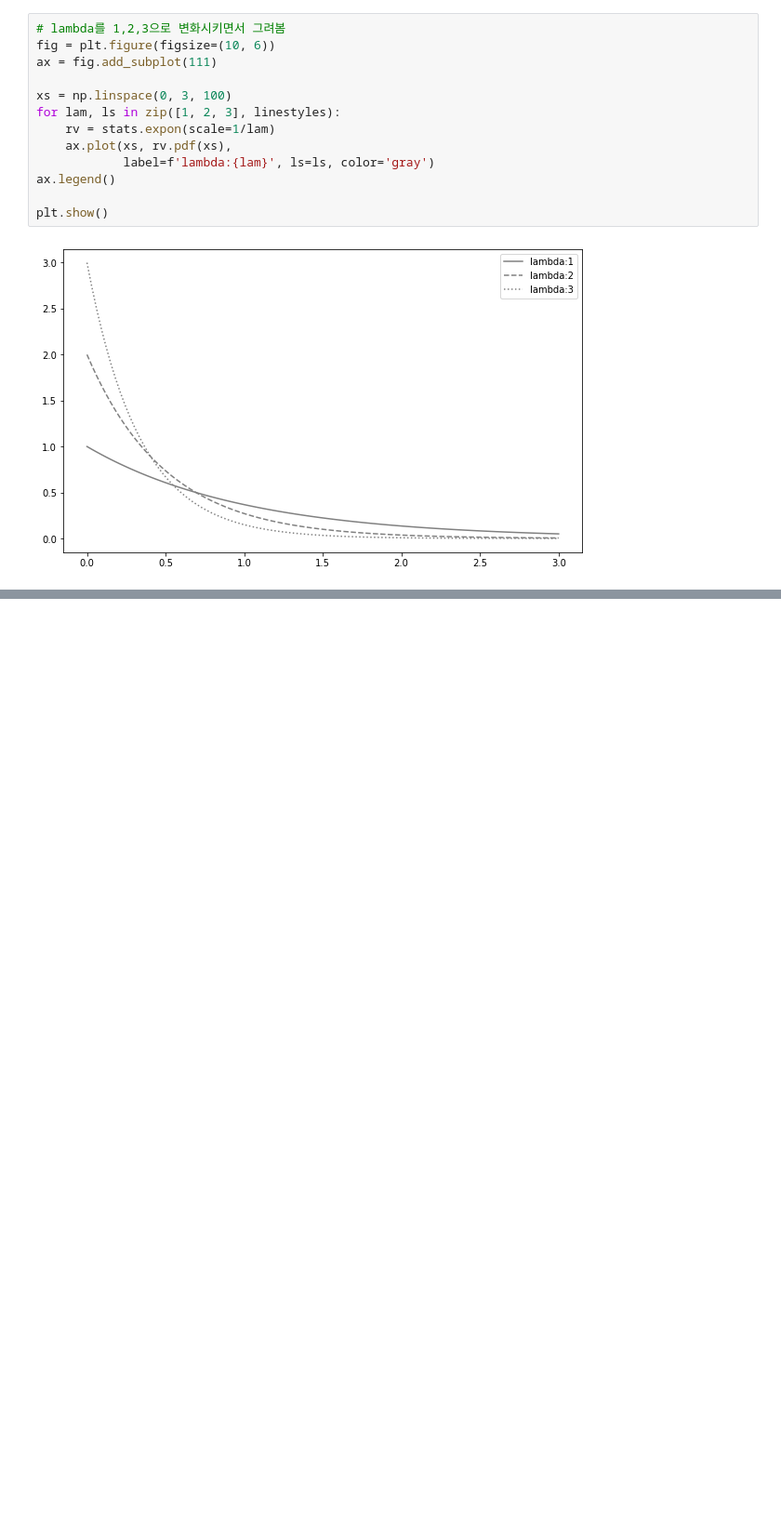
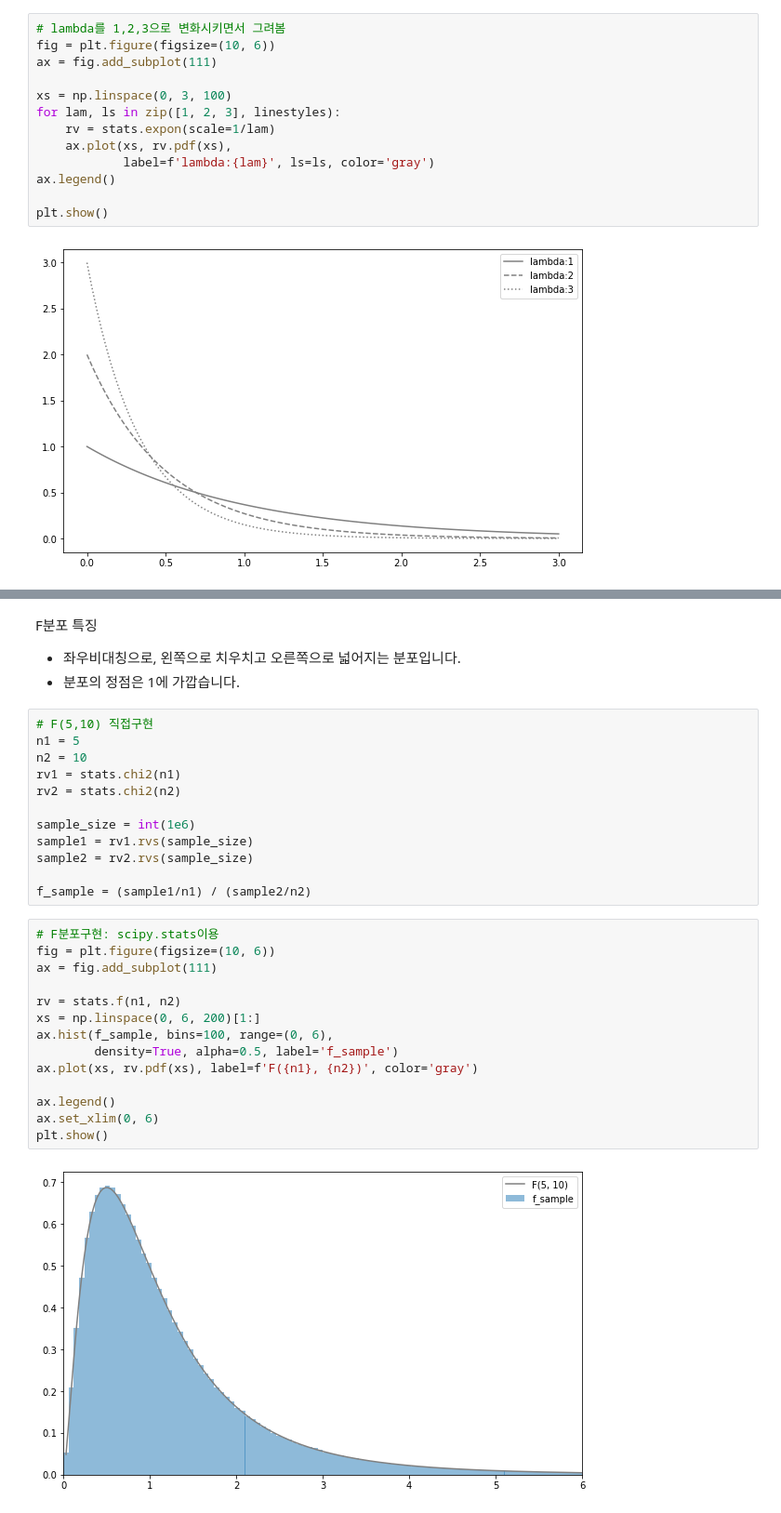
Before and after one commit to wousikchoi16/statpython, a Jupyter notebook: Ch08_대표적인연속형확률분포.ipynb, the cells around one changed output, grey strips where cells are left out. Shown at 93% size. Saved outputs shown, nothing was run; the diff lists cells and outputs as text; blank space fills up the shorter version.

```diff
--- a/Ch08_대표적인연속형확률분포.ipynb
+++ b/Ch08_대표적인연속형확률분포.ipynb
@@ -307,0 +376,32 @@ print(rv.isf(0.05),rv.isf(0.95))
+# %% [markdown]
+F분포 특징
+- 좌우비대칭으로, 왼쪽으로 치우치고 오른쪽으로 넓어지는 분포입니다.
+- 분포의 정점은 1에 가깝습니다.
+# %%
+# F(5,10) 직접구현
+n1 = 5
+n2 = 10
+rv1 = stats.chi2(n1)
+rv2 = stats.chi2(n2)
+
+sample_size = int(1e6)
+sample1 = rv1.rvs(sample_size)
+sample2 = rv2.rvs(sample_size)
+
+f_sample = (sample1/n1) / (sample2/n2)
+# %%
+# F분포구현: scipy.stats이용
+fig = plt.figure(figsize=(10, 6))
+ax = fig.add_subplot(111)
+
+rv = stats.f(n1, n2)
+xs = np.linspace(0, 6, 200)[1:]
+ax.hist(f_sample, bins=100, range=(0, 6),
+        density=True, alpha=0.5, label='f_sample')
+ax.plot(xs, rv.pdf(xs), label=f'F({n1}, {n2})', color='gray')
+
+ax.legend()
+ax.set_xlim(0, 6)
+plt.show()
+# %% [output]
+[figure, added]
```
Also changed, not shown: parts of 22 cells of this notebook.
